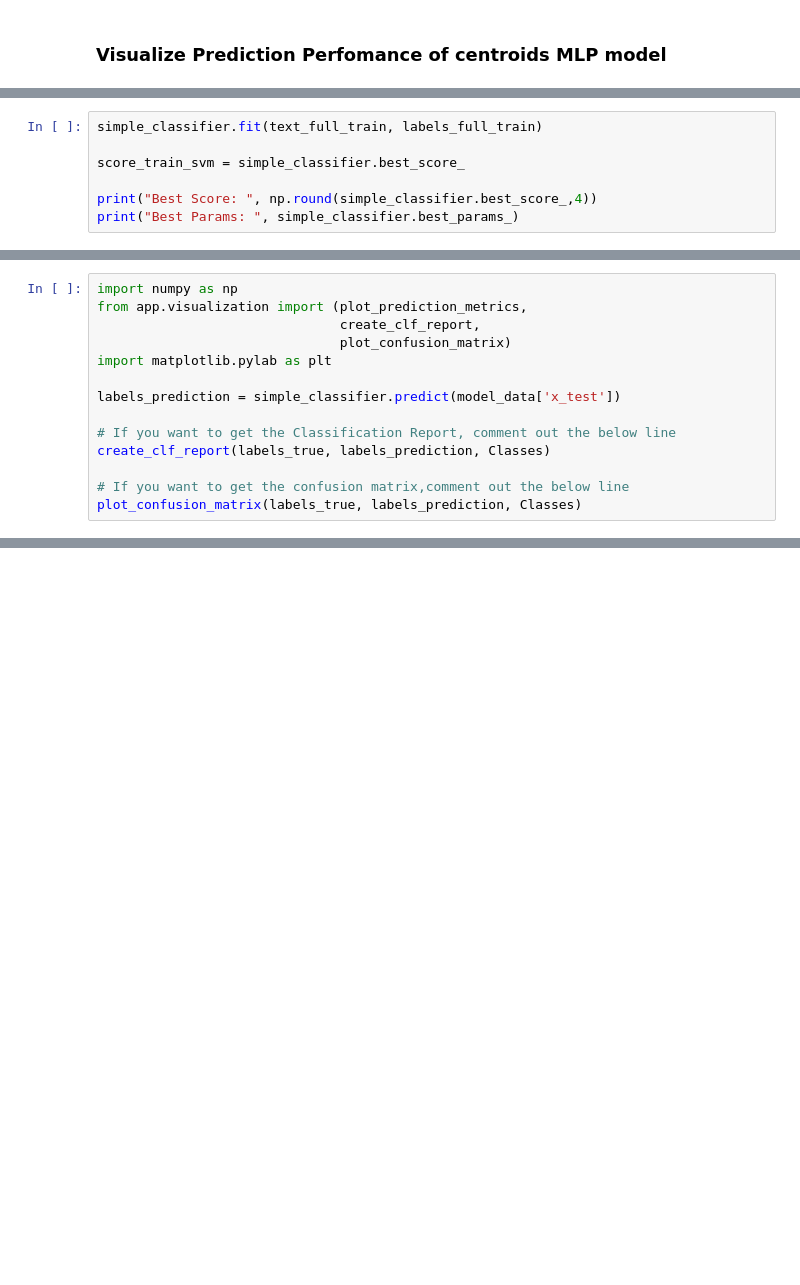
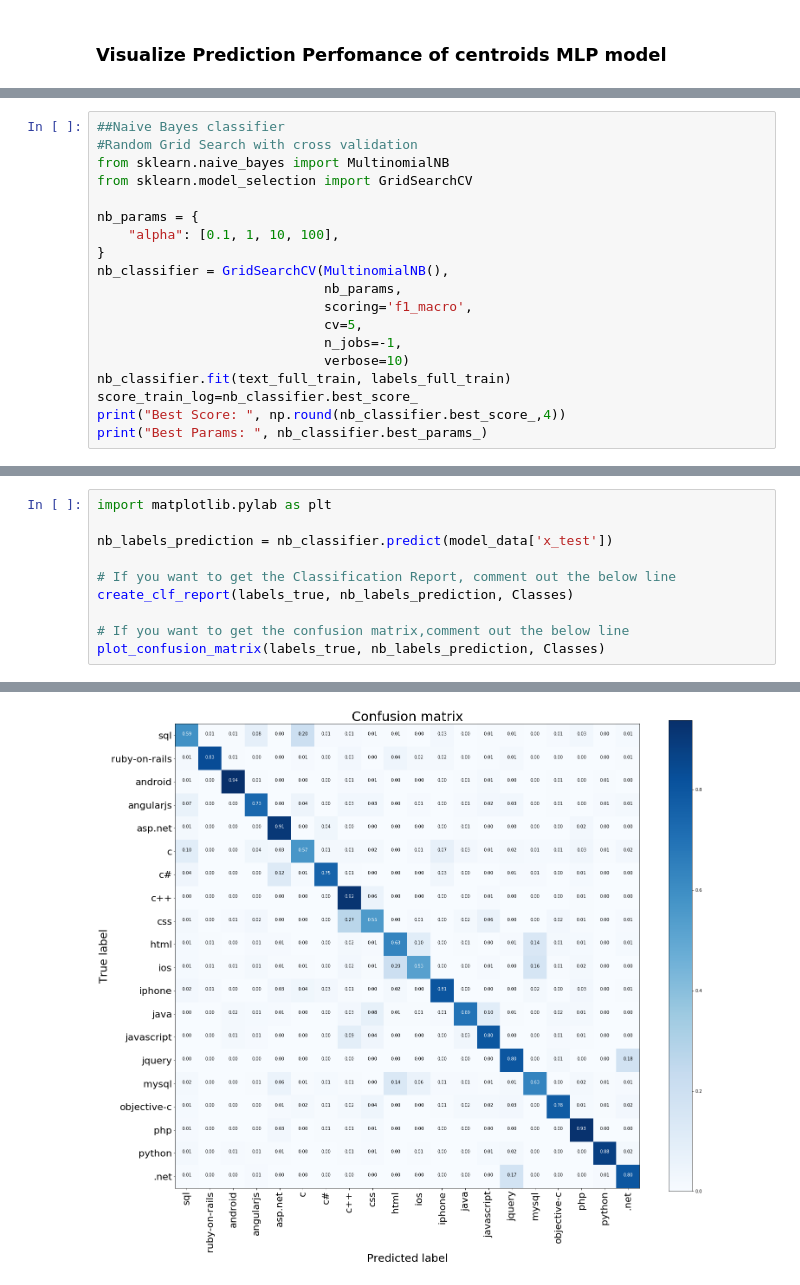
Before and after one commit to giannhskod/text-classification-mlp, a Jupyter notebook: notebooks/keras_mlp_stackoverflow_posts_best_model.ipynb, the cells around one changed output, grey strips where cells are left out. Saved outputs shown, nothing was run; the diff lists cells and outputs as text; blank space fills up the shorter version.

Commit message:
feat:	Fixes the problem with the Simple Classifier comparison.

```diff
--- a/notebooks/keras_mlp_stackoverflow_posts_best_model.ipynb
+++ b/notebooks/keras_mlp_stackoverflow_posts_best_model.ipynb
@@ -209,7 +179,0 @@ print(text_full_train.shape, labels_full_train.shape)
-# %%
-simple_classifier.fit(text_full_train, labels_full_train)
-
-score_train_svm = simple_classifier.best_score_
-
-print("Best Score: ", np.round(simple_classifier.best_score_,4))
-print("Best Params: ", simple_classifier.best_params_)
@@ -215,0 +182,19 @@ print("Best Params: ", simple_classifier.best_params_)
+# %%
+##Naive Bayes classifier
+#Random Grid Search with cross validation
+from sklearn.naive_bayes import MultinomialNB
+from sklearn.model_selection import GridSearchCV
+
+nb_params = {
+    "alpha": [0.1, 1, 10, 100],
+}
+nb_classifier = GridSearchCV(MultinomialNB(),
+                             nb_params,
+                             scoring='f1_macro',
+                             cv=5,
+                             n_jobs=-1,
+                             verbose=10)
+nb_classifier.fit(text_full_train, labels_full_train)
+score_train_log=nb_classifier.best_score_
+print("Best Score: ", np.round(nb_classifier.best_score_,4))
+print("Best Params: ", nb_classifier.best_params_)
@@ -216,14 +221,11 @@ print("Best Params: ", simple_classifier.best_params_)
 # %%
-import numpy as np
-from app.visualization import (plot_prediction_metrics,
-                               create_clf_report,
-                               plot_confusion_matrix)
 import matplotlib.pylab as plt
 
-labels_prediction = simple_classifier.predict(model_data['x_test'])
+nb_labels_prediction = nb_classifier.predict(model_data['x_test'])
 
 # If you want to get the Classification Report, comment out the below line
-create_clf_report(labels_true, labels_prediction, Classes)
+create_clf_report(labels_true, nb_labels_prediction, Classes)
 
 # If you want to get the confusion matrix,comment out the below line
-plot_confusion_matrix(labels_true, labels_prediction, Classes)
+plot_confusion_matrix(labels_true, nb_labels_prediction, Classes)
+# %% [output]
@@ -229,0 +249 @@ plot_confusion_matrix(labels_true, labels_prediction, Classes)
+[figure, added]
```
Also changed, not shown: parts of 13 cells of this notebook, 8 other files.
